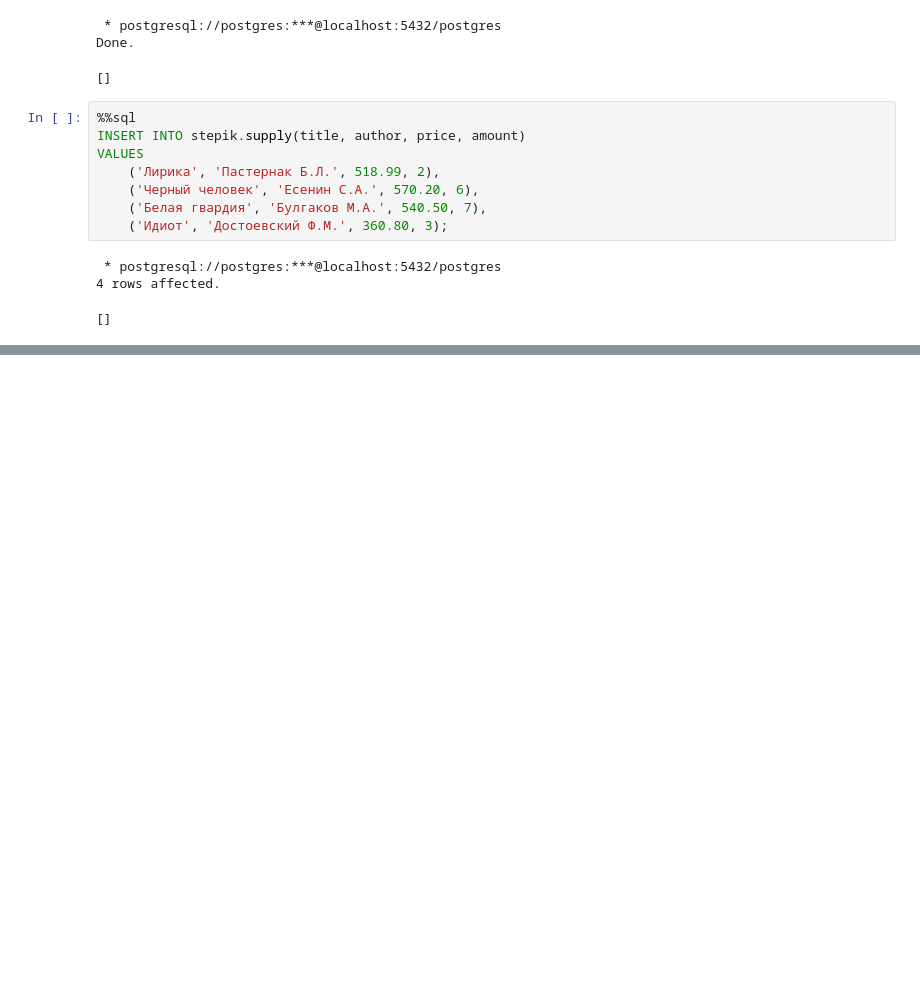
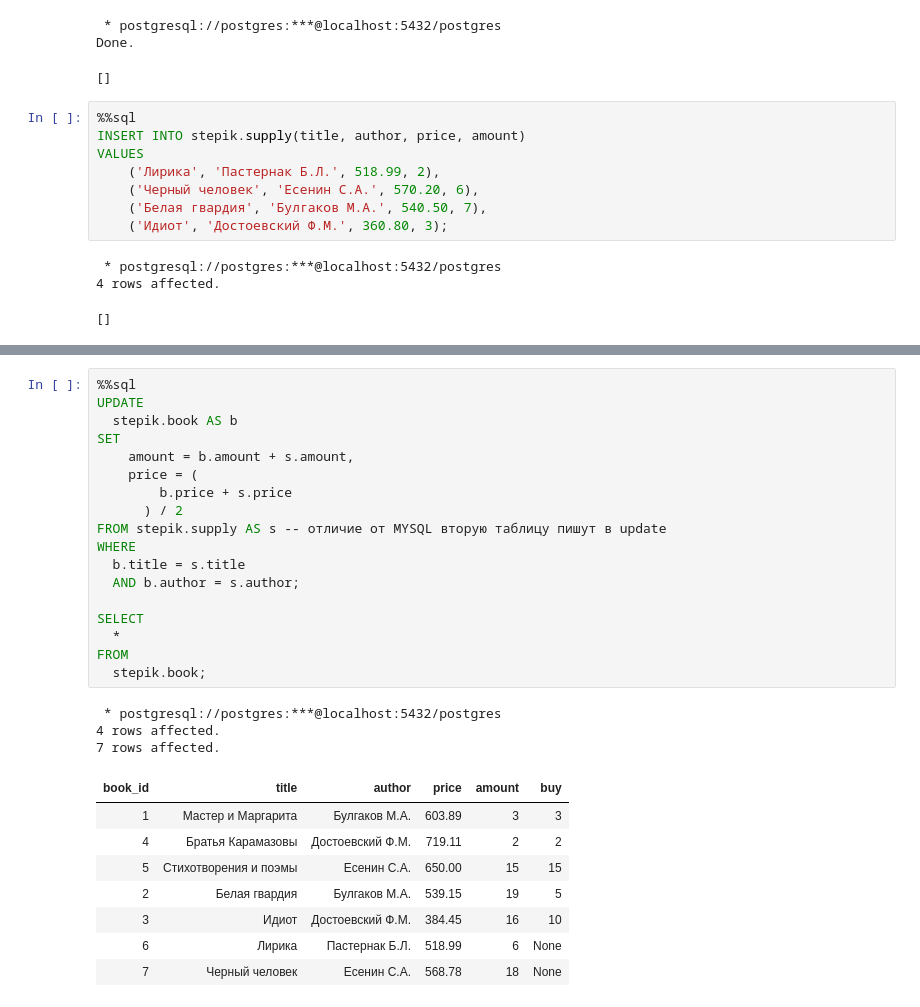
Before and after one commit to letrepas/Interactive-SQL-Simulator, a Jupyter notebook: SQL.ipynb, the cells around one changed output, grey strips where cells are left out. Drawn from its saved outputs; the diff is of its cells as text; blank space fills up the shorter version.

```diff
--- a/SQL.ipynb
+++ b/SQL.ipynb
@@ -856,0 +952,30 @@ SELECT * FROM stepik.book;
+# %%
+%%sql
+UPDATE
+  stepik.book AS b
+SET
+    amount = b.amount + s.amount,
+    price = (
+        b.price + s.price
+      ) / 2
+FROM stepik.supply AS s -- отличие от MYSQL вторую таблицу пишут в update
+WHERE
+  b.title = s.title
+  AND b.author = s.author;
+
+SELECT
+  *
+FROM
+  stepik.book;
+# %% [output]
+ * postgresql://postgres:***@localhost:5432/postgres
+4 rows affected.
+7 rows affected.
+| book_id | title | author | price | amount | buy |
+| 1 | Мастер и Маргарита | Булгаков М.А. | 603.89 | 3 | 3 |
+| 4 | Братья Карамазовы | Достоевский Ф.М. | 719.11 | 2 | 2 |
+| 5 | Стихотворения и поэмы | Есенин С.А. | 650.00 | 15 | 15 |
+| 2 | Белая гвардия | Булгаков М.А. | 539.15 | 19 | 5 |
+| 3 | Идиот | Достоевский Ф.М. | 384.45 | 16 | 10 |
+| 6 | Лирика | Пастернак Б.Л. | 518.99 | 6 | None |
+| 7 | Черный человек | Есенин С.А. | 568.78 | 18 | None |
```
Also changed, not shown: parts of 10 cells of this notebook.
